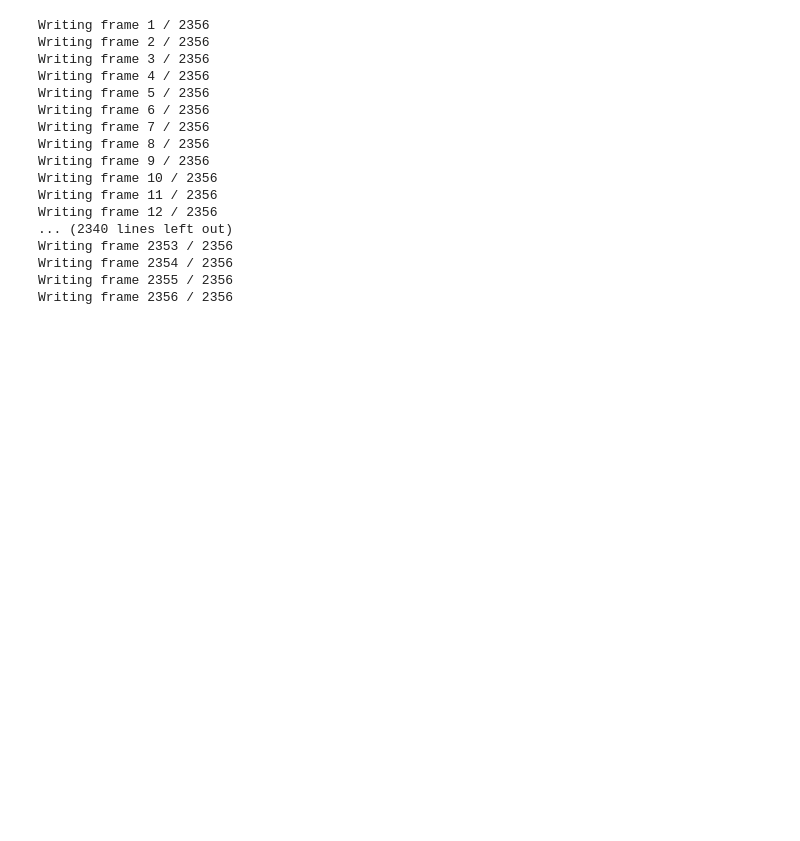
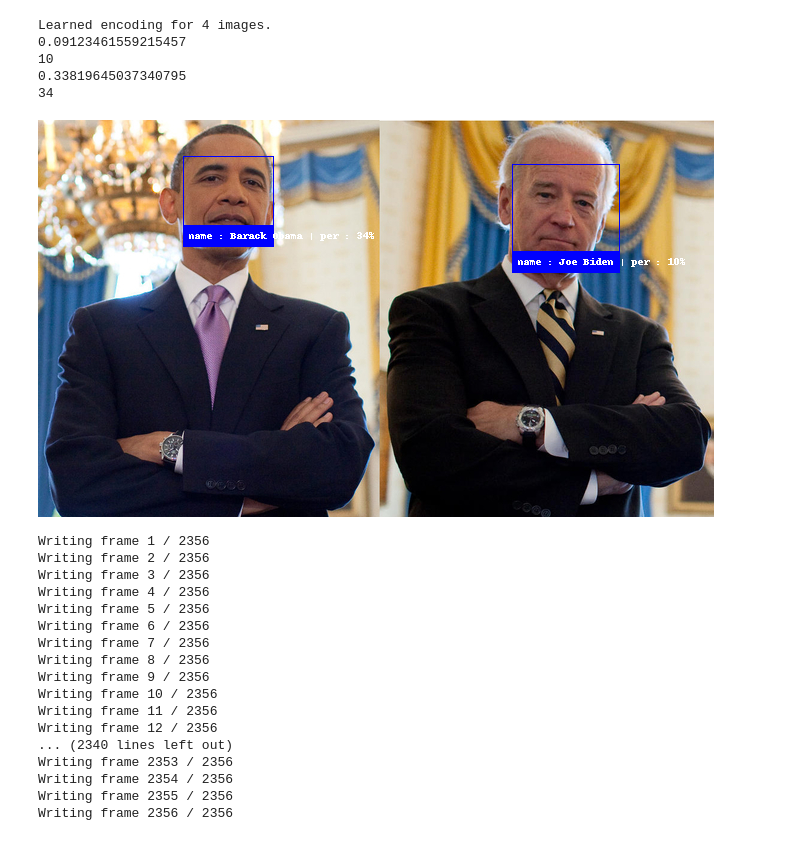
Before and after one commit to Yumin-Kim/Tutorial_MachineLearning, a Jupyter notebook: FaceRecoginition/find_faces_in_picture.ipynb, the cells around one changed output. Cells and saved outputs as stored; diff of their text form; code cells hidden in the pictures; blank space fills up the shorter version.

```diff
--- a/FaceRecoginition/find_faces_in_picture.ipynb
+++ b/FaceRecoginition/find_faces_in_picture.ipynb
@@ -56,37 +51,44 @@ A face is located at pixel location Top: 241, Left: 419, Bottom: 562, Right: 740
 # %%
-# identify_and_draw_boxes_on_faces
-
 import face_recognition
+import numpy as np
 from PIL import Image, ImageDraw
-import numpy as np
-
+from IPython.display import display
+import math
 # This is an example of running face recognition on a single image
 # and drawing a box around each person that was identified.
 
 # Load a sample picture and learn how to recognize it.
-gon_image = face_recognition.load_image_file("test_gon.jpg")
-gon_face_encoding = face_recognition.face_encodings(gon_image)[0]
+obama_image = face_recognition.load_image_file("obama.jpg")
+obama_face_encoding = face_recognition.face_encodings(obama_image)[0]
 
-min_image = face_recognition.load_image_file("test_min.jpg")
-min_face_encoding = face_recognition.face_encodings(min_image)[0]
+# Load a second sample picture and learn how to recognize it.
+biden_image = face_recognition.load_image_file("biden.jpg")
+biden_face_encoding = face_recognition.face_encodings(biden_image)[0]
 
-jo_image = face_recognition.load_image_file("test_jo.jpg")
-jo_face_encoding = face_recognition.face_encodings(jo_image )[0]
+test01_image = face_recognition.load_image_file("test01.jpg")
+test01_face_encoding = face_recognition.face_encodings(test01_image)[0]
+
+# Load a sample picture and learn how to recognize it.
+test02_image = face_recognition.load_image_file("test02.jpg")
+test02_face_encoding = face_recognition.face_encodings(test02_image)[0]
+
 
 # Create arrays of known face encodings and their names
 known_face_encodings = [
-    gon_face_encoding,
-    min_face_encoding,
-    jo_face_encoding
+    obama_face_encoding,
+    biden_face_encoding,
+    test01_face_encoding,
+    test02_face_encoding
 ]
 known_face_names = [
-    "gon",
-    "min",
-    "jo"
+    "Barack Obama",
+    "Joe Biden",
+    "person1",
+    "person2"
 ]
-
+print('Learned encoding for', len(known_face_encodings), 'images.')
 # Load an image with an unknown face
-unknown_image = face_recognition.load_image_file("test_m.jpg")
+unknown_image = face_recognition.load_image_file("two_people.jpg")
 
 # Find all the faces and face encodings in the unknown image
 face_locations = face_recognition.face_locations(unknown_image)
@@ -94,45 +96,46 @@ face_encodings = face_recognition.face_encodings(unknown_image, face_locations)
 
 # Convert the image to a PIL-format image so that we can draw on top of it with the Pillow library
 # See http://pillow.readthedocs.io/ for more about PIL/Pillow
 pil_image = Image.fromarray(unknown_image)
 # Create a Pillow ImageDraw Draw instance to draw with
 draw = ImageDraw.Draw(pil_image)
 
 # Loop through each face found in the unknown image
 for (top, right, bottom, left), face_encoding in zip(face_locations, face_encodings):
     # See if the face is a match for the known face(s)
-    matches = face_recognition.compare_faces(known_face_encodings, face_encoding)
+    matches = face_recognition.compare_faces(known_face_encodings, face_encoding,tolerance=0.5)
 
     name = "Unknown"
-
-    # If a match was found in known_face_encodings, just use the first one.
-    # if True in matches:
-    #     first_match_index = matches.index(True)
-    #     name = known_face_names[first_match_index]
 
     # Or instead, use the known face with the smallest distance to the new face
     face_distances = face_recognition.face_distance(known_face_encodings, face_encoding)
     best_match_index = np.argmin(face_distances)
+    #해당 이름 변경 하는 코드
     if matches[best_match_index]:
-        name = known_face_names[best_match_index]
-
+        print(face_distances[best_match_index])
+        print(math.ceil(face_distances[best_match_index]*100))
+        name = "name : " + known_face_names[best_match_index] +" | per : " +str(math.ceil(face_distances[best_match_index]*100)) +"%"
     # Draw a box around the face using the Pillow module
     draw.rectangle(((left, top), (right, bottom)), outline=(0, 0, 255))
 
     # Draw a label with a name below the face
     text_width, text_height = draw.textsize(name)
     draw.rectangle(((left, bottom - text_height - 10), (right, bottom)), fill=(0, 0, 255), outline=(0, 0, 255))
     draw.text((left + 6, bottom - text_height - 5), name, fill=(255, 255, 255, 255))
 
 
 # Remove the drawing library from memory as per the Pillow docs
 del draw
 
 # Display the resulting image
-pil_image.show()
-
-# You can also save a copy of the new image to disk if you want by uncommenting this line
-# pil_image.save("image_with_boxes.jpg")
+display(pil_image)
+# %% [output]
+Learned encoding for 4 images.
+0.09123461559215457
+10
+0.33819645037340795
+34
+[figure, added]
 # %%
 import face_recognition
 import cv2
```
Also changed, not shown: parts of 2 cells of this notebook, 8 other files.
